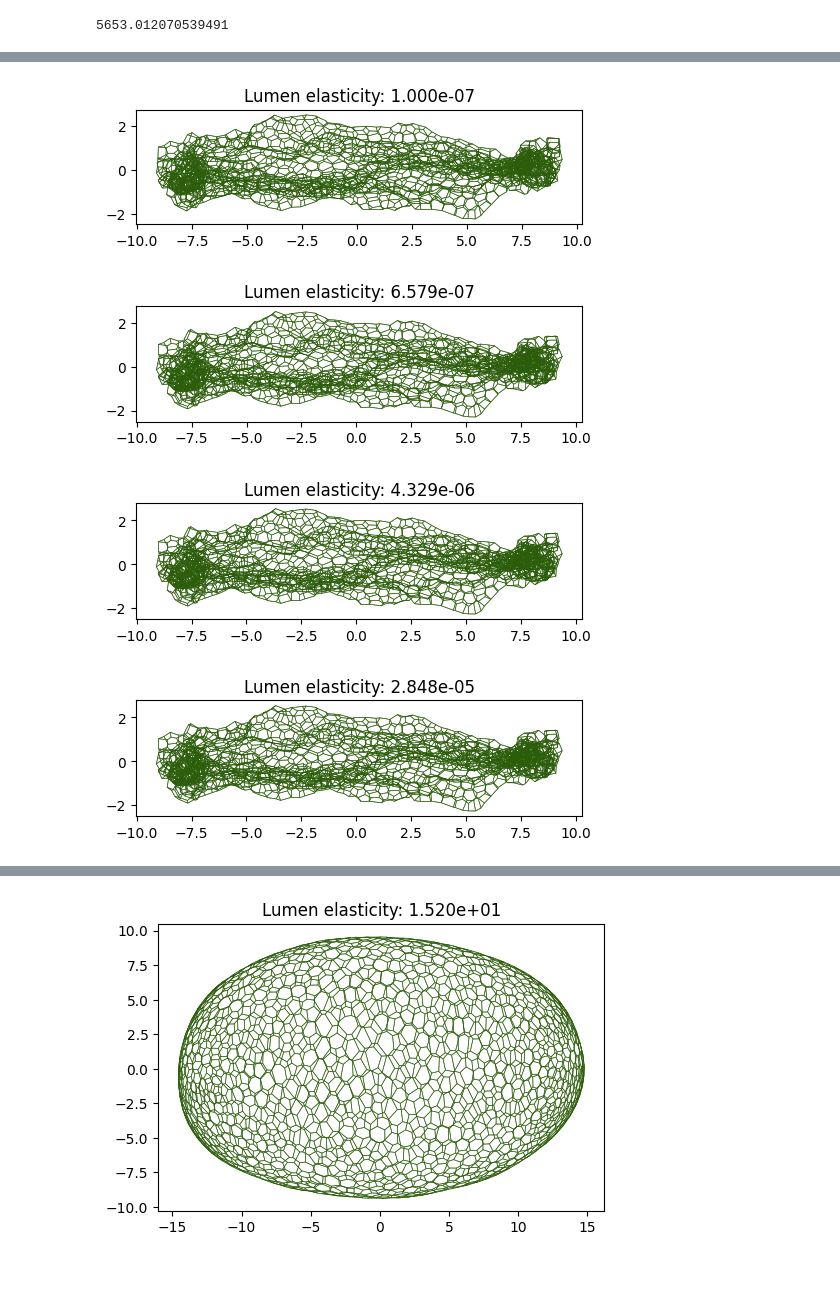
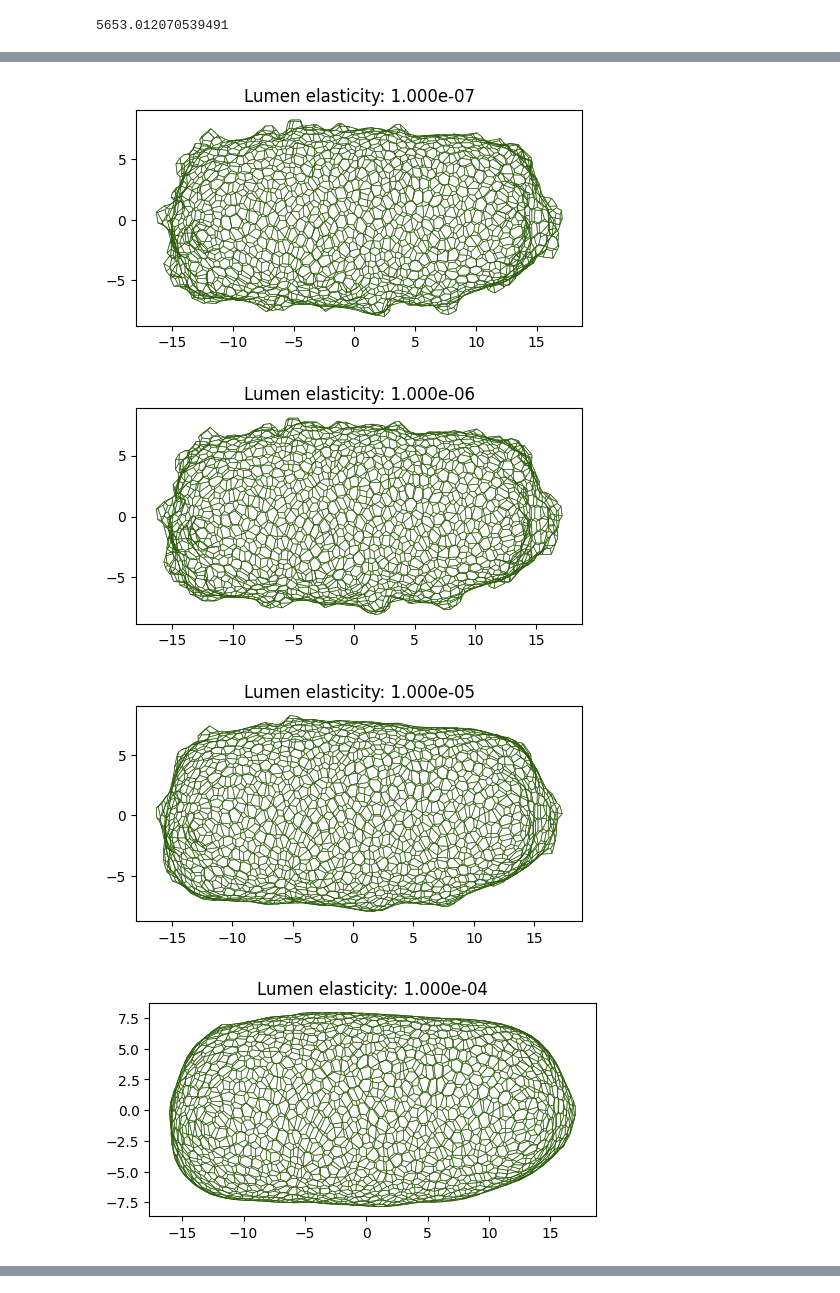
Before and after one commit to Lauragdlp/peripodial, a Jupyter notebook: notebook/lumen_elasticity.ipynb, the cells around one changed output, grey strips where cells are left out. Saved outputs shown, nothing was run; the diff lists cells and outputs as text; code cells hidden in the pictures.

```diff
--- a/notebook/lumen_elasticity.ipynb
+++ b/notebook/lumen_elasticity.ipynb
@@ -56,5 +56,6 @@ sheet.update_specs(specs)
 modify_some_initial_settings(sheet)
 geom.scale(sheet, 1 / sheet.face_df.area.mean()**0.5, list("xyz"))
 geom.update_all(sheet)
-# %%
-sheet.face_df.prefered_perimeter = 2
+# %%
+specs['face'] = {"prefered_perimeter": 3.80}
+sheet.update_specs(specs, reset=True)
@@ -93,35 +98,40 @@ sheet.settings
 # %%
 elasticity_values = []
 lumen_volume_values = []
-area_cell_values = []
-cell_perimeters = []
+area_cell_mean = []
+cell_perimeters_mean = []
 diameters = []
+areas_tot = []
+perimeters_tot = []
 sheet_copy = sheet.copy()
 
-elasticity_values = np.logspace(-7, 2, 12)
+elasticity_values = np.logspace(-7, 2, 10)
 for value in elasticity_values:
-    sheet_copy.settings["lumen_prefered_vol"] = 5660
     sheet_copy.settings["lumen_vol_elasticity"] = value
     geom.update_all(sheet_copy)
     solver = QSSolver(with_t1=False, with_t3=False)
     res = solver.find_energy_min(sheet_copy, geom, model, options={"gtol": 1e-4})
     fig, ax = sheet_view(sheet_copy, coords=["z", "x"])
     lumen_volume = sheet_copy.settings["lumen_vol"]
+    areas = sheet_copy.face_df["area"]
     area_cell = sheet_copy.face_df["area"].mean()
     ax.set_title(f"Lumen elasticity: {value:.3e}")
     lumen_volume_values.append(lumen_volume)
     length_max = np.percentile(sheet_copy.vert_df["z"], 99)
     length_min = np.percentile(sheet_copy.vert_df["z"], 1)
     diameter = length_max-length_min
     diameters.append(diameter)
-    area_cell_values.append(area_cell)
+    areas_tot.append(areas)
+    area_cell_mean.append(area_cell)
+    perimeters = sheet_copy.face_df["perimeter"]
     cell_perimeter = sheet_copy.face_df["perimeter"].mean()
-    cell_perimeters.append(cell_perimeter)
+    perimeters_tot.append(perimeters)
+    cell_perimeters_mean.append(cell_perimeter)
 
 lumen_volume_values = np.array(lumen_volume_values)
-area_cell_values = np.array(area_cell_values)
+area_cell_values = np.array(area_cell_mean)
 # %% [output]
-[figure, old version]
+[figure, new version]
-[figure, old version]
+[figure, new version]
-[figure, old version]
+[figure, new version]
-[figure, old version]
+[figure, new version]
@@ -134 +143,0 @@ area_cell_values = np.array(area_cell_values)
-[figure, removed]
```
Also changed, not shown: parts of 20 cells of this notebook, 21 other files.
